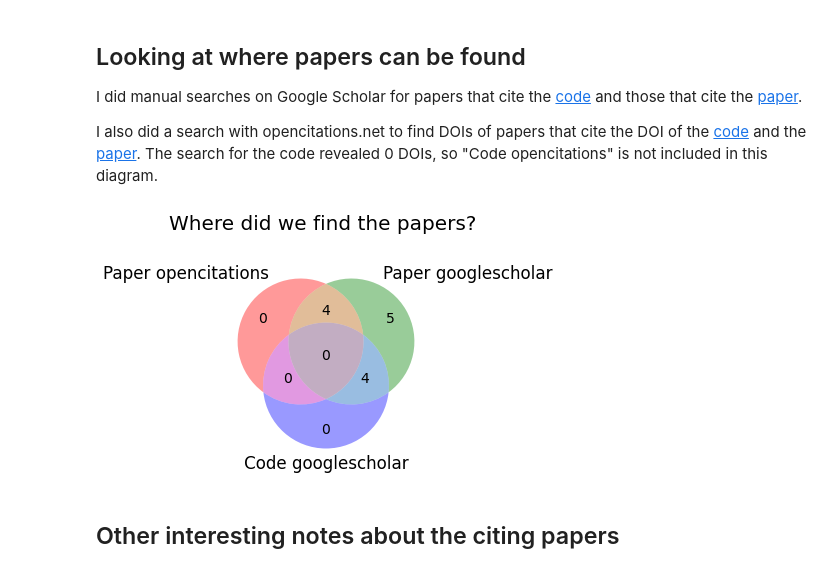
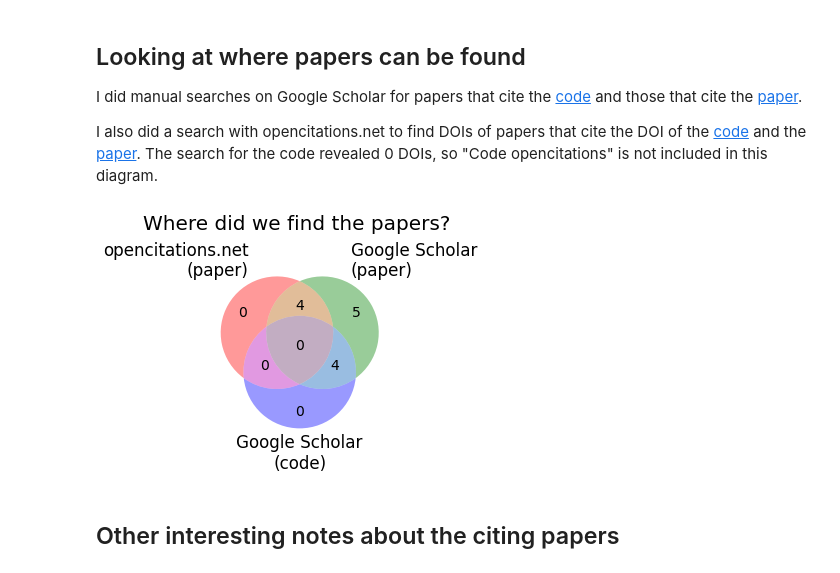
Before and after one commit to koudyk/cleanBibImpact, a Jupyter notebook: src/visualization/visualize_manual_data.ipynb, the cells around one changed output. Drawn from its saved outputs; the diff is of its cells as text; code cells hidden in the pictures.

```diff
--- a/src/visualization/visualize_manual_data.ipynb
+++ b/src/visualization/visualize_manual_data.ipynb
@@ -32,13 +32,13 @@ Data columns:  ['paper_opencitations', 'code_opencitations', 'paper_googleschola
 ## Looking at features of papers that might help us find them automatically
 Here, we look at whether papers contain a diversity statement, and whether they cite the code and/or the original paper. This way, we can get an idea of how to make an automatic search that would find all relevant papers.
 # %%
-def venn_of_df(df):
+def venn_of_df(df, labels):
     subsets = []
     for col in df.columns:
         s = set(df.index[df[col] > 0].tolist())
         subsets.append(s)
 
-    labels = [label.replace('_', ' ').capitalize() for label in df.columns]
+    #labels = [label.replace('_', ' ').capitalize() for label in df.columns]
 
     v = venn3_unweighted(subsets, set_labels=labels)
     areas = (1, 1, 1, 1, 1, 1, 1)
@@ -65,16 +65,19 @@ The search for the code revealed 0 DOIs, so "Code opencitations" is not included
 # %%
 plt.figure()
 matplotlib.rc('font', **{'size': 14})
 
 cols = ['paper_opencitations',
  'paper_googlescholar',
  'code_googlescholar']
-venn_of_df(df[cols])
+labels = ['opencitations.net\n(paper)',
+          'Google Scholar\n(paper)',
+          'Google Scholar\n(code)']
+venn_of_df(df[cols], labels=labels)
 plt.title('Where did we find the papers? \n', fontsize=20)
 plt.tight_layout()
 plt.savefig('../../reports/figures/venn_diagram_sources.png')
 # %% [output]
-[figure, old version]
+[figure, new version]
 # %% [markdown]
 ## Other interesting notes about the citing papers
 # %%
```
Also changed, not shown: parts of 1 cell of this notebook, 3 other files.
